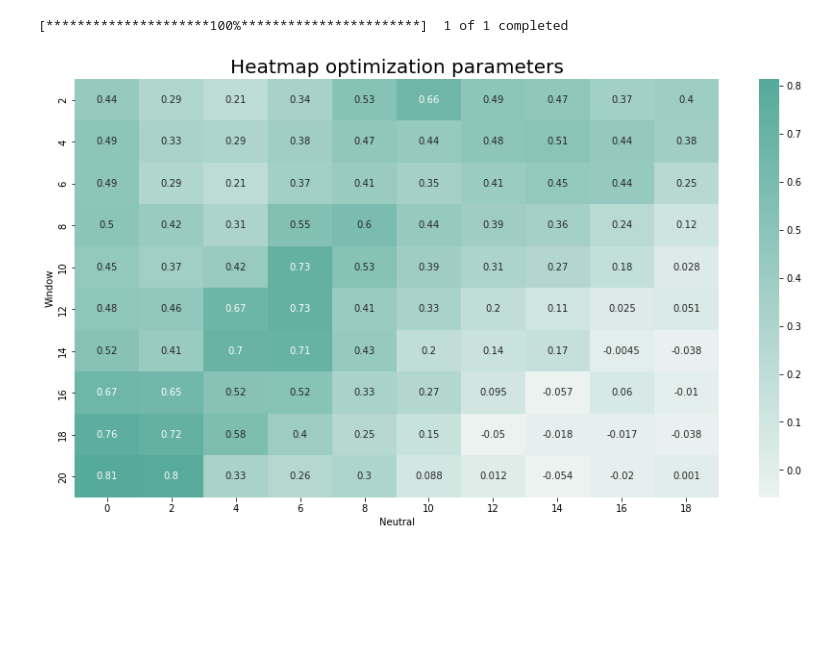
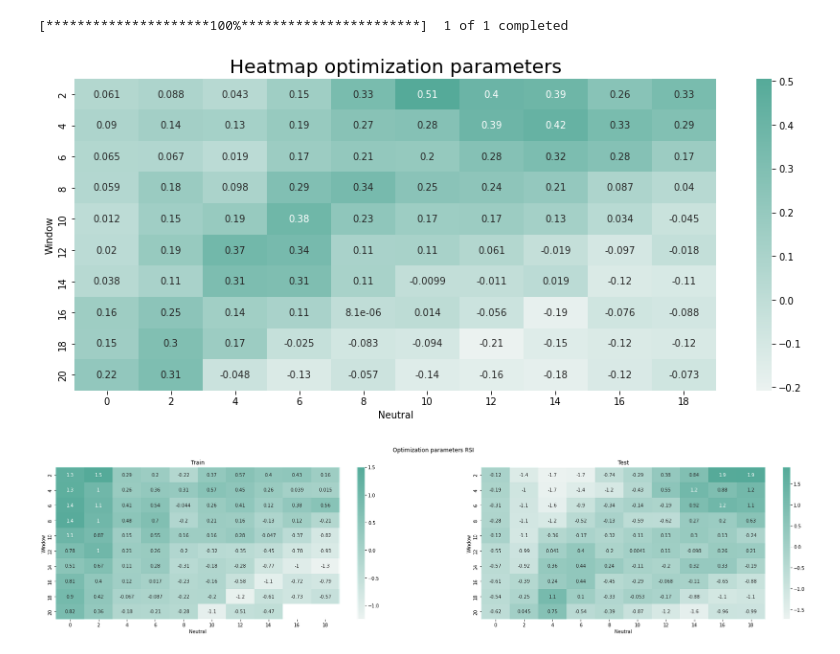
Before and after one commit to SlenderShield/Algorithmic_Trading_Python, a Jupyter notebook: best_parameter.ipynb, the cells around one changed output. Drawn from its saved outputs; the diff is of its cells as text; code cells hidden in the pictures; blank space fills up the shorter version.

```diff
--- a/best_parameter.ipynb
+++ b/best_parameter.ipynb
@@ -15,7 +15,6 @@ warnings.filterwarnings("ignore")
 # %%
 def rsi(value, neutral, window):
 	"""
-
 	Input:
 	:param value: (type dataframe pandas): Entry values of the stock
 	:param neutral:(float) Value of the neutrality, i.e No Action Zone
@@ -50,7 +49,7 @@ def rsi(value, neutral, window):
 
 	# Put the values for the short signal columns
 	value['signal_short'] = np.nan
-
+	value['yesterday_rsi'] = value["rsi"].shift(1)
 	# We define the Open short signal (RSI yes>45 and RSI today<45)
 	value.loc[(value['rsi'] < neutral_sell) & (value['yesterday_rsi'] > neutral_sell), 'signal_short'] = -1
 
@@ -58,7 +57,7 @@ def rsi(value, neutral, window):
 	value.loc[(value['rsi'] > neutral_sell) & (value['yesterday_rsi'] < neutral_sell), 'signal_short'] = 0
 
 	# We define the Close short signal (RSI yes<30 and RSI today>30) Oversell
-	value.loc[(value['rsi'] < oversell) & (value['yesterday_rsi'] > oversell), 'signal_short'] = 0
+	value.loc[(value['rsi'] > oversell) & (value['yesterday_rsi'] < oversell), 'signal_short'] = 0
 
 	"""Compute the returns"""
 	# Compute the percentage of the variation of the stock
@@ -76,36 +143,36 @@ def rsi(value, neutral, window):
 # Heatmap of the best hyperparameter
 
 data = yf.download('GOOG')
 
 # set list for possible values of neutral and window
-neutral_values = [i*2 for i in range(0,10)]
+neutral_values = [i*2 for i in range(10)]
 window_values = [i*2 for i in range(1,11)]
 
 # set matrix with zeros
 grid = np.zeros([len(neutral_values),len(window_values)])
 
 # Calculate the return strategy for each combo
 for i in range(len(neutral_values)):
 	for j in range(len(window_values)):
 		return_rsi = rsi(data,neutral_values[i],window_values[j])  # compute the return RSI
 		grid[i][j] = np.sqrt(252) * return_rsi.mean() / (return_rsi[return_rsi<0].std() + 0.00001)
 
 # Adapt the size
-plt.figure(figsize=(15,8))
+plt.figure(figsize=(15,6))
 
 # Palette color for heatmap
 palette = sns.color_palette("light:#5A9", as_cmap=True)
 
 # Plot the map
 sns.heatmap(grid,annot=True,xticklabels=neutral_values,yticklabels=window_values,cmap=palette)
 
 plt.title("Heatmap optimization parameters", size=20)
 plt.xlabel("Neutral")
 plt.ylabel("Window")
 plt.show()
 # %% [output]
 [*********************100%***********************]  1 of 1 completed
-[figure, old version]
+[figure, new version]
 # %%
 def grid_param(data):
 	# set list for possible values of neutral and window
@@ -123,3 +190,40 @@ def grid_param(data):
 
 	# return the grid
 	return grid
+# %%
+ # We set lists for the possible values of neutral and window
+neutral_values = [i*2 for i in range(10)]
+window_values = [i*2 for i in range(1,11)]
+
+# Train,test and validation data
+start_train,end_train = "2017-01-01",'2019-01-01'
+start_test,end_test = '2019-01-01','2020-01-01'
+start_valid,end_valid = '2020-01-01','2021-01-01'
+
+# Create the grid
+grid_train = grid_param(data.loc[start_train:end_train])
+grid_test = grid_param(data.loc[start_test:end_test])
+
+# Create a subplots
+fig, (train,test) = plt.subplots(1,2,figsize=(30,6))
+fig.suptitle("Optimization parameters RSI")
+
+# Change color
+palette = sns.color_palette("light:#5A9", as_cmap=True)
+
+# Train data heatmap and labeling
+sns.heatmap(grid_train,annot=True,ax=train,xticklabels=neutral_values,yticklabels=window_values,cmap=palette)
+train.set_title("Train")
+train.set_xlabel("Neutral")
+train.set_ylabel("Window")
+
+# Test data heatmap and labeling
+sns.heatmap(grid_test,annot=True,ax=test,xticklabels=neutral_values,yticklabels=window_values,cmap=palette)
+test.set_title("Test")
+test.set_xlabel("Neutral")
+test.set_ylabel("Window")
+
+# Show the plot
+plt.show()
+# %% [output]
+[figure, added]
```
Also changed, not shown: parts of 11 cells of this notebook, 5 other files.
